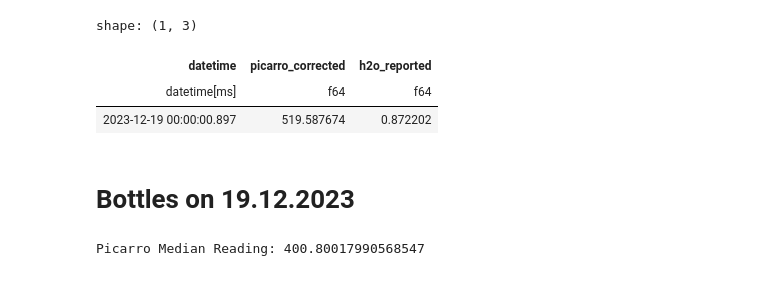
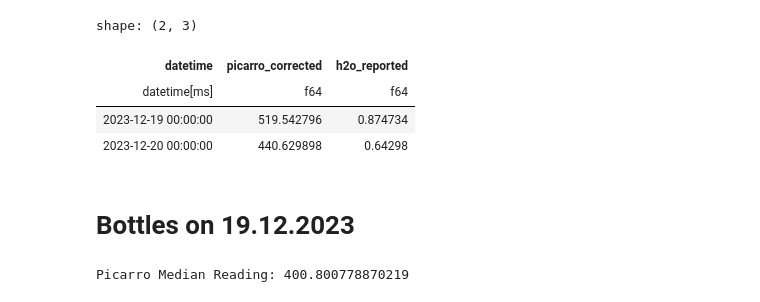
Before and after one commit to tum-esm/ACROPOLIS-data-processing, a Jupyter notebook: notebooks/calibration_gas/batch_1.ipynb, the cells around one changed output. Saved outputs shown, nothing was run; the diff lists cells and outputs as text; code cells hidden in the pictures.

```diff
--- a/notebooks/calibration_gas/batch_1.ipynb
+++ b/notebooks/calibration_gas/batch_1.ipynb
@@ -22,16 +21,22 @@ assert(os.path.exists(PROCESSED_PICARRO_DATA_DIRECTORY))
 # %%
 start_date = datetime(2023, 12, 19, 0, 0, 0)
 end_date = datetime(2023, 12 , 20, 0, 0, 0)
 
-df_p = pl.scan_parquet(os.path.join(PROCESSED_PICARRO_DATA_DIRECTORY, "Calibrated_Raw_DWD_Picarro_G2301_413.parquet")) \
-    .filter(pl.col("datetime").is_between(start_date, end_date)) \
-    .select(["datetime", "picarro_corrected", "h2o_reported"])
-df_p.head(1).collect()
+
+# Load Picarro Data
+# DWD Picarro: "Calibrated_1_min_DWD_Picarro_G2301_413.parquet"
+df_p = pl.scan_parquet(os.path.join(PROCESSED_PICARRO_DATA_DIRECTORY,"Calibrated_1_min_DWD_Picarro_G2301_413.parquet"))
+df_p = df_p.filter(pl.col("datetime").is_between(start_date, end_date)) \
+    .select(["datetime", "picarro_corrected", "h2o_reported"]) \
+    .collect()
+
+df_p.head(1).vstack(df_p.tail(1))
 # %% [output]
-shape: (1, 3)
+shape: (2, 3)
 | datetime | picarro_corrected | h2o_reported |
 | datetime[ms] | f64 | f64 |
-| 2023-12-19 00:00:00.897 | 519.587674 | 0.872202 |
+| 2023-12-19 00:00:00 | 519.542796 | 0.874734 |
+| 2023-12-20 00:00:00 | 440.629898 | 0.64298 |
 # %%
 def plot_sensor_measurement(df, col_name: str, filter = None):
     if filter != None:
@@ -70,9 +74,9 @@ def process_measurement(start_date, end_date, plot=False):
 start_date = datetime(2023, 12, 19, 10, 39, 0)
 end_date = datetime(2023, 12, 19, 10, 51, 0)
 
-process_measurement(start_date, end_date)
+process_measurement(start_date, end_date, plot = True)
 # %% [output]
-Picarro Median Reading: 400.80017990568547
+Picarro Median Reading: 400.800778870219
 # %%
 # bottle 38
 
```
Also changed, not shown: parts of 15 cells of this notebook, 2 other files.
